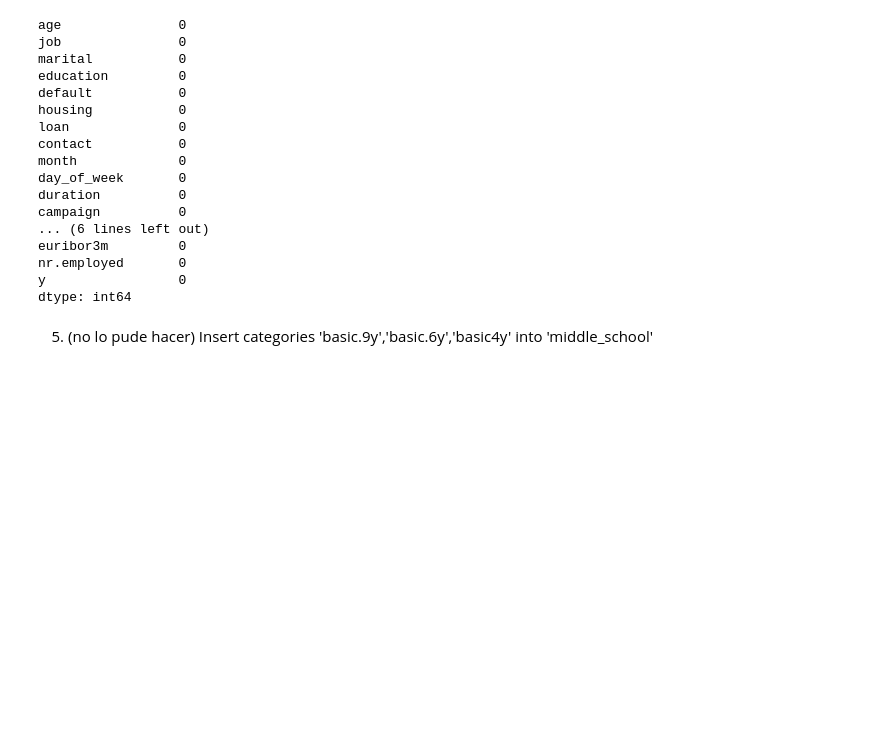
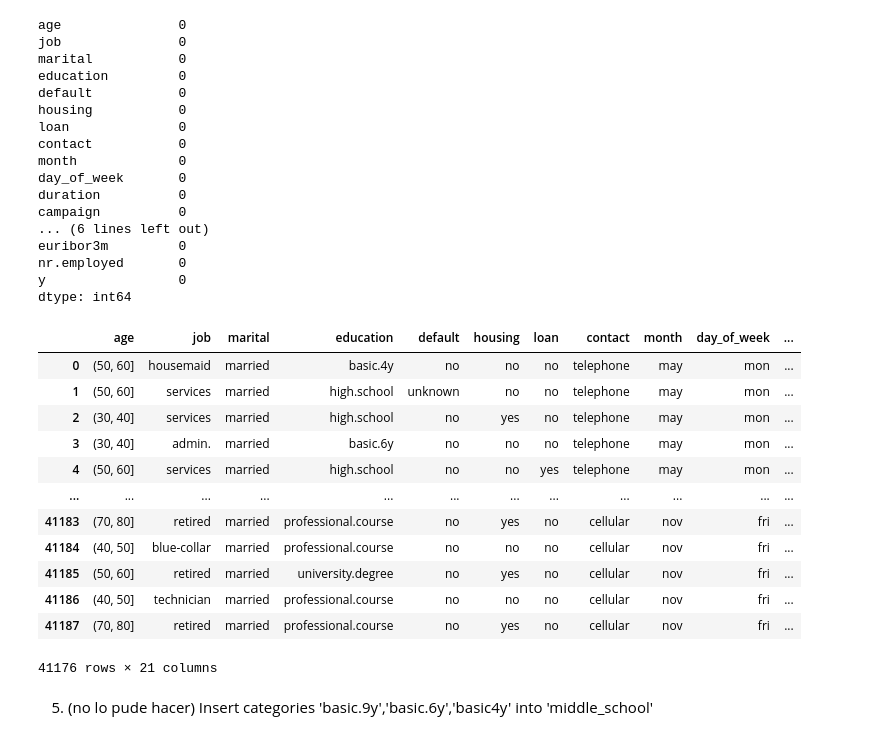
Before and after one commit to Eduardo-Coyto/YOUR-FIRST-ML-ALGORITHM, a Jupyter notebook: src/explore.ipynb, the cells around one changed output. Saved outputs shown, nothing was run; the diff lists cells and outputs as text; code cells hidden in the pictures; blank space fills up the shorter version.

```diff
--- a/src/explore.ipynb
+++ b/src/explore.ipynb
@@ -276,6 +282,22 @@ dtype: int64
 df_processed = df_raw_without_duplicates.copy()
 # %%
 df_processed['age'] = pd.cut(x=df_processed['age'], bins=[10,20,30,40,50,60,70,80,90,100])
+# %%
+df_processed
+# %% [output]
+|  | age | job | marital | education | default | housing | loan | contact | month | day_of_week | ... |
+| 0 | (50, 60] | housemaid | married | basic.4y | no | no | no | telephone | may | mon | ... |
+| 1 | (50, 60] | services | married | high.school | unknown | no | no | telephone | may | mon | ... |
+| 2 | (30, 40] | services | married | high.school | no | yes | no | telephone | may | mon | ... |
+| 3 | (30, 40] | admin. | married | basic.6y | no | no | no | telephone | may | mon | ... |
+| 4 | (50, 60] | services | married | high.school | no | no | yes | telephone | may | mon | ... |
+| ... | ... | ... | ... | ... | ... | ... | ... | ... | ... | ... | ... |
+| 41183 | (70, 80] | retired | married | professional.course | no | yes | no | cellular | nov | fri | ... |
+| 41184 | (40, 50] | blue-collar | married | professional.course | no | no | no | cellular | nov | fri | ... |
+| 41185 | (50, 60] | retired | married | university.degree | no | yes | no | cellular | nov | fri | ... |
+| 41186 | (40, 50] | technician | married | professional.course | no | no | no | cellular | nov | fri | ... |
+| 41187 | (70, 80] | retired | married | professional.course | no | yes | no | cellular | nov | fri | ... |
+41176 rows × 21 columns
 # %% [markdown]
 5. (no lo pude hacer) Insert categories 'basic.9y','basic.6y','basic4y' into 'middle_school'
 # %% [markdown]
```
Also changed, not shown: parts of 19 cells of this notebook.
